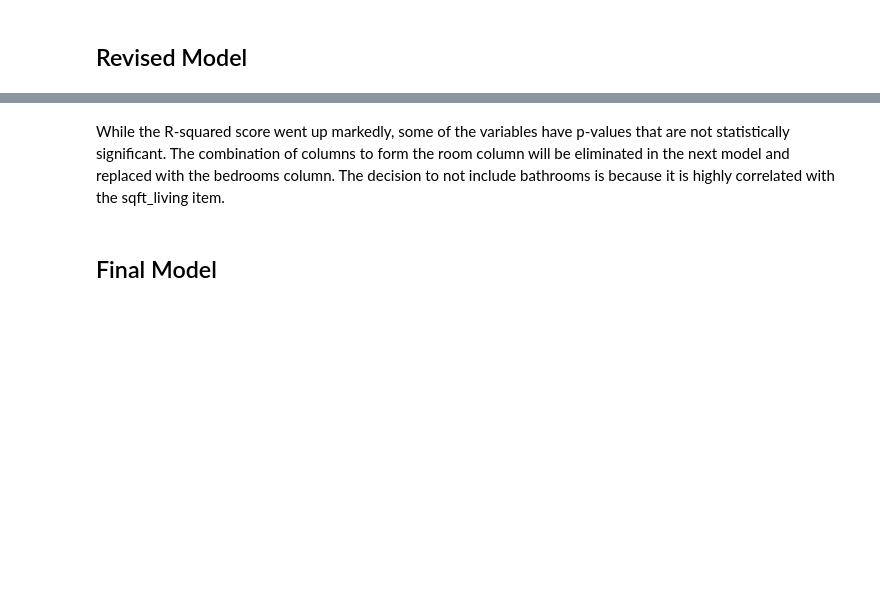
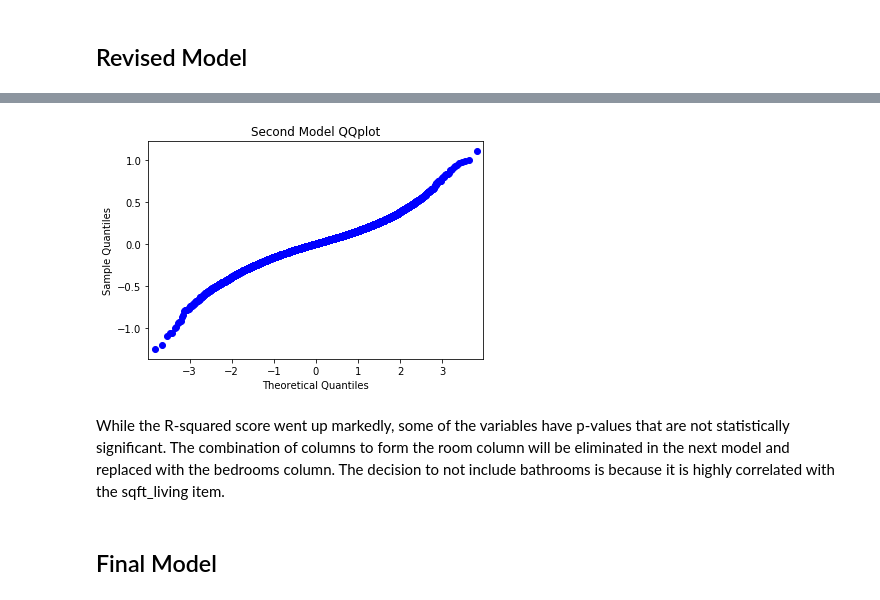
Before and after one commit to jdsmithwes/real_project1, a Jupyter notebook: student_OSEMN.ipynb, the cells around one changed output, grey strips where cells are left out. Drawn from its saved outputs; the diff is of its cells as text; code cells hidden in the pictures; blank space fills up the shorter version.

```diff
--- a/student_OSEMN.ipynb
+++ b/student_OSEMN.ipynb
@@ -557,6 +562,13 @@ Warnings:
 [1] Standard Errors assume that the covariance matrix of the errors is correctly specified.
 [2] The condition number is large, 2.75e+09. This might indicate that there are
 strong multicollinearity or other numerical problems.
+# %%
+res = second.resid
+fig=sm.qqplot(res)
+plt.title('Second Model QQplot')
+plt.show()
+# %% [output]
+[figure, added]
 # %% [markdown]
 While the R-squared score went up markedly, some of the variables have p-values that are not statistically significant. The combination of columns to form the room column will be eliminated in the next model and replaced with the bedrooms column. The decision to not include bathrooms is because it is highly correlated with the sqft_living item.
 # %% [markdown]
```
Also changed, not shown: parts of 16 cells of this notebook.
